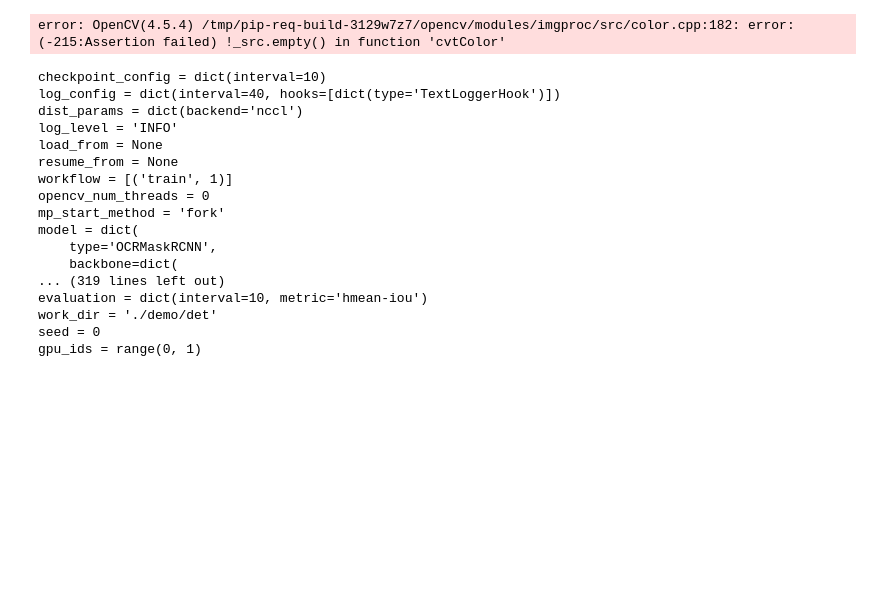
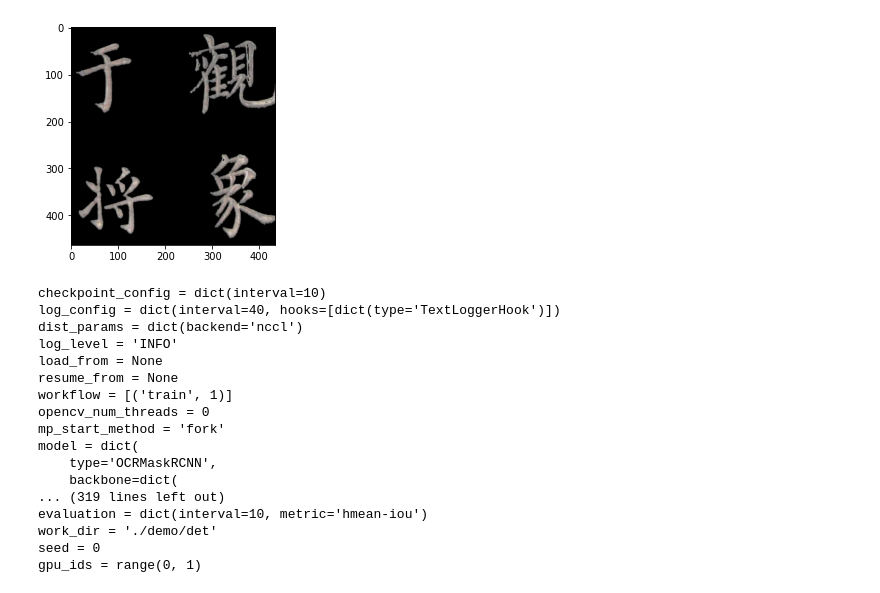
Before and after one commit to Wixiyo/Chinese_inscription_ocr, a Jupyter notebook: work/det_train.ipynb, the cells around one changed output. Saved outputs shown, nothing was run; the diff lists cells and outputs as text; code cells hidden in the pictures; blank space fills up the shorter version.

```diff
--- a/work/det_train.ipynb
+++ b/work/det_train.ipynb
@@ -4,29 +4,29 @@ os.chdir('../')
 # %%
 # 导入 opencv-python
 import cv2
 
 # 导入可视化工具包 matplotlib，并让绘制的图像嵌入在 notebook 中
 import matplotlib.pyplot as plt
 %matplotlib inline
 
 # 定义可视化图像函数，输入图像路径，可视化图像
 def show_img_from_path(img_path):
     """opencv 读入图像，matplotlib 可视化格式为 RGB，因此需将 BGR 转 RGB，最后可视化出来"""
     img = cv2.imread(img_path)
     img_rgb = cv2.cvtColor(img, cv2.COLOR_BGR2RGB)
     plt.imshow(img_rgb)
     plt.show()
 
 # 定义可视化图像函数，输入图像 array，可视化图像
 def show_img_from_array(img):
     """输入 array，matplotlib 可视化格式为 RGB，因此需将 BGR 转 RGB，最后可视化出来"""
     img_rgb = cv2.cvtColor(img, cv2.COLOR_BGR2RGB)
     plt.imshow(img_rgb)
     plt.show()
 
-show_img_from_path('../../data/icdar2017/imgs/training/a2.jpg')
+show_img_from_path('../../../data/icdar2015/imgs/training\\a209.jpg')
 # %% [output]
-error: OpenCV(4.5.4) /tmp/pip-req-build-3129w7z7/opencv/modules/imgproc/src/color.cpp:182: error: (-215:Assertion failed) !_src.empty() in function 'cvtColor'
+[figure, added]
 # %%
 from mmcv import Config
 from mmdet.apis import set_random_seed
```
Also changed, not shown: parts of 2 cells of this notebook, 4 other files.
